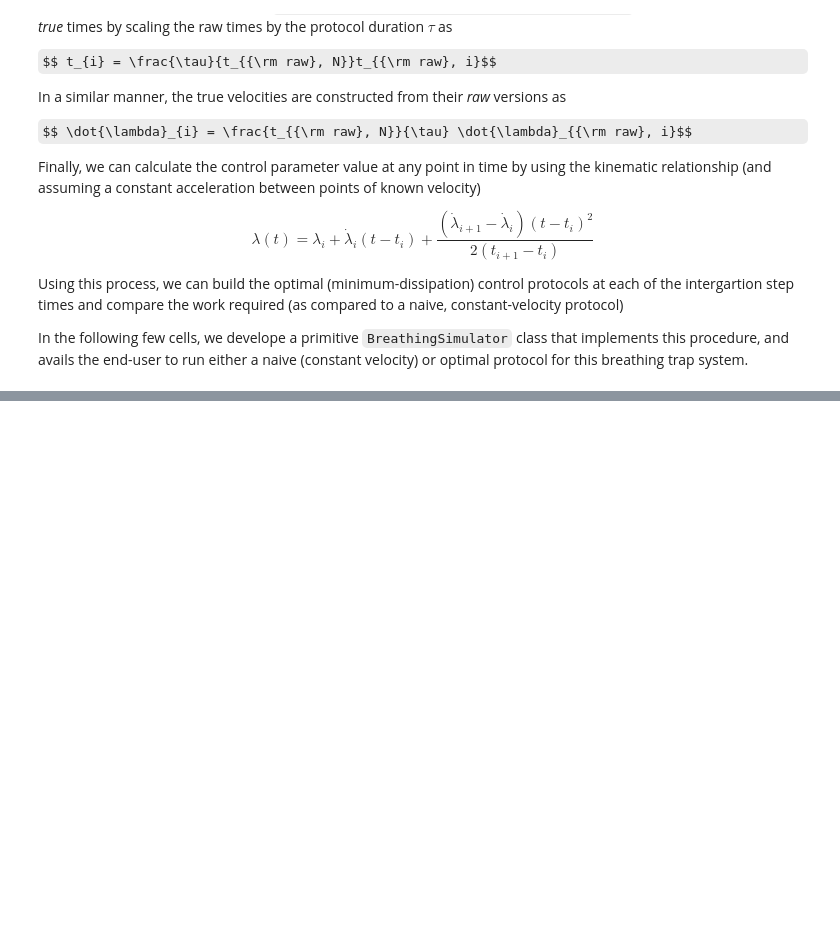
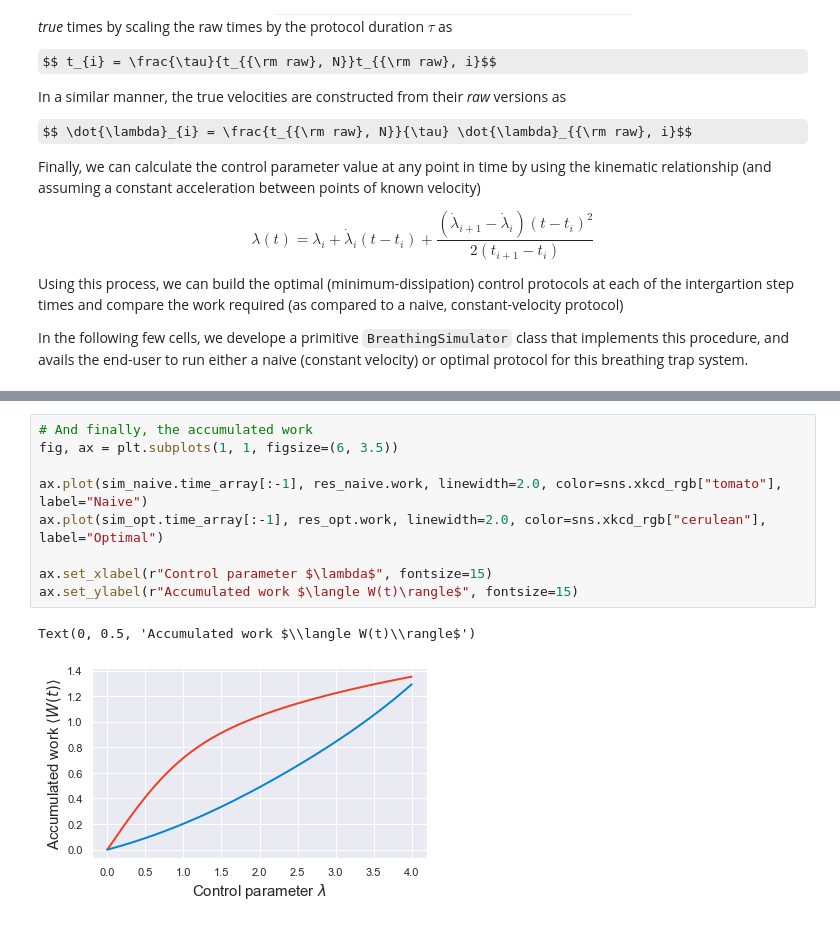
Before and after one commit to StevenJLarge/FokkerPlanck, a Jupyter notebook: notebooks/05-slarge-breathing-trap.ipynb, the cells around one changed output, grey strips where cells are left out. Drawn from its saved outputs; the diff is of its cells as text; some formulas as TeX source; blank space fills up the shorter version.

```diff
--- a/notebooks/05-slarge-breathing-trap.ipynb
+++ b/notebooks/05-slarge-breathing-trap.ipynb
@@ -529,0 +544,12 @@ ax[2].plot(res_naive.time_tracker, rel_ent_tracker)
+# %%
+# And finally, the accumulated work
+fig, ax = plt.subplots(1, 1, figsize=(6, 3.5))
+
+ax.plot(sim_naive.time_array[:-1], res_naive.work, linewidth=2.0, color=sns.xkcd_rgb["tomato"], label="Naive")
+ax.plot(sim_opt.time_array[:-1], res_opt.work, linewidth=2.0, color=sns.xkcd_rgb["cerulean"], label="Optimal")
+
+ax.set_xlabel(r"Control parameter $\lambda$", fontsize=15)
+ax.set_ylabel(r"Accumulated work $\langle W(t)\rangle$", fontsize=15)
+# %% [output]
+Text(0, 0.5, 'Accumulated work $\\langle W(t)\\rangle$')
+[figure, added]
```
Also changed, not shown: parts of 7 cells of this notebook.
